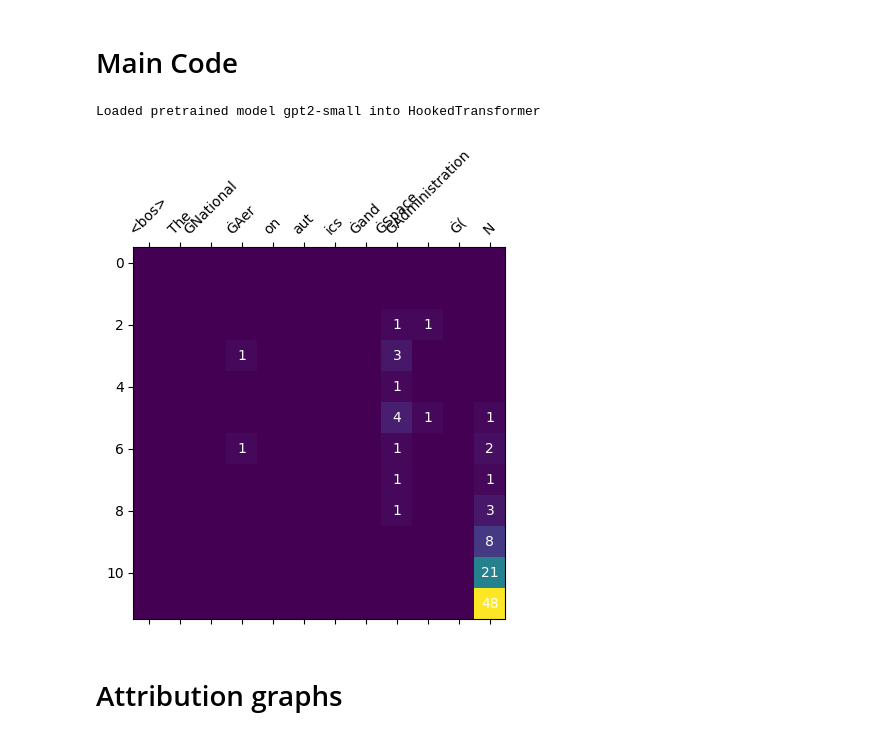
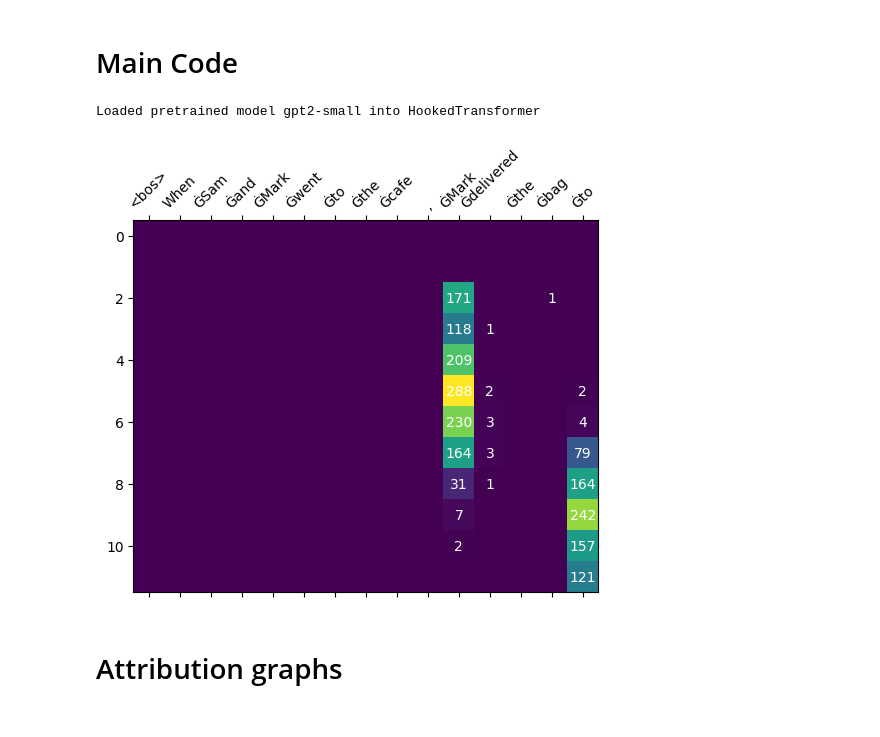
Before and after one commit to D4niel0s/NLP_project_circuits, a Jupyter notebook: neuron-clusters-influence.ipynb, the cells around one changed output. Saved outputs shown, nothing was run; the diff lists cells and outputs as text; code cells hidden in the pictures.

```diff
--- a/neuron-clusters-influence.ipynb
+++ b/neuron-clusters-influence.ipynb
@@ -492,9 +492,9 @@ if __name__ == "__main__":
 
     ## Generate IOI data
     clean_prompts, corrupted_prompts, answers = generate_ioi_data(num_samples)
-    clean_prompts = ['The National Aeronautics and Space Administration (N']
-    corrupted_prompts = ['a a a a a The National Security Agency (N']
-    answers = [('AS', 'SA')]
+    # clean_prompts = ['The National Aeronautics and Space Administration (N']
+    # corrupted_prompts = ['a a a a a The National Security Agency (N']
+    # answers = [('AS', 'SA')]
     clean_tokens = model.to_tokens(clean_prompts)
     corrupted_tokens = model.to_tokens(corrupted_prompts)
 
@@ -505,35 +505,35 @@ if __name__ == "__main__":
         [
             [model.to_single_token(answers[i][j]) for j in range(2)]
             for i in range(len(answers))
         ],
         device=model.cfg.device,
     )
     # print("Answer token indices", answer_token_indices)
 
     ## Find the circuit
     attribution_scores = find_circuit(model,
                                       clean_tokens[:num_circuit_samples],
                                       corrupted_tokens[:num_circuit_samples],
                                       answer_token_indices[:num_circuit_samples])
-    mask = compute_circuit_mask(attribution_scores, topk=100, exclude_layers=[0, 1])
+    mask = compute_circuit_mask(attribution_scores, topk=2000, exclude_layers=[0, 1])
     visualize_mask(model, mask.cpu(), clean_prompts[0])
     plt.savefig("ioi_circuit.png")
     plt.show()
 
     ## Fetching the relevant neurons by mask
     # batch_size = 8
     # activation_vectors = []
     # with torch.no_grad():
     #     for i in trange(0, num_samples, batch_size):
     #         _, clean_cache = model.run_with_cache(clean_tokens[i:i + batch_size])
     #         clean_act = stack_mlp_from_cache(model, clean_cache, "post")
     #         clean_act = einops.rearrange(clean_act, "layer batch pos d_mlp -> layer pos d_mlp batch")
     #         relevant_neurons = clean_act[mask, :].cpu().detach()
     #         activation_vectors.append(relevant_neurons)
     # activation_vectors = torch.cat(activation_vectors, dim=-1)
 # %% [output]
 Loaded pretrained model gpt2-small into HookedTransformer
-[figure, old version]
+[figure, new version]
 # %% [markdown]
 # Attribution graphs
 # %%
```
Also changed, not shown: parts of 8 cells of this notebook.
